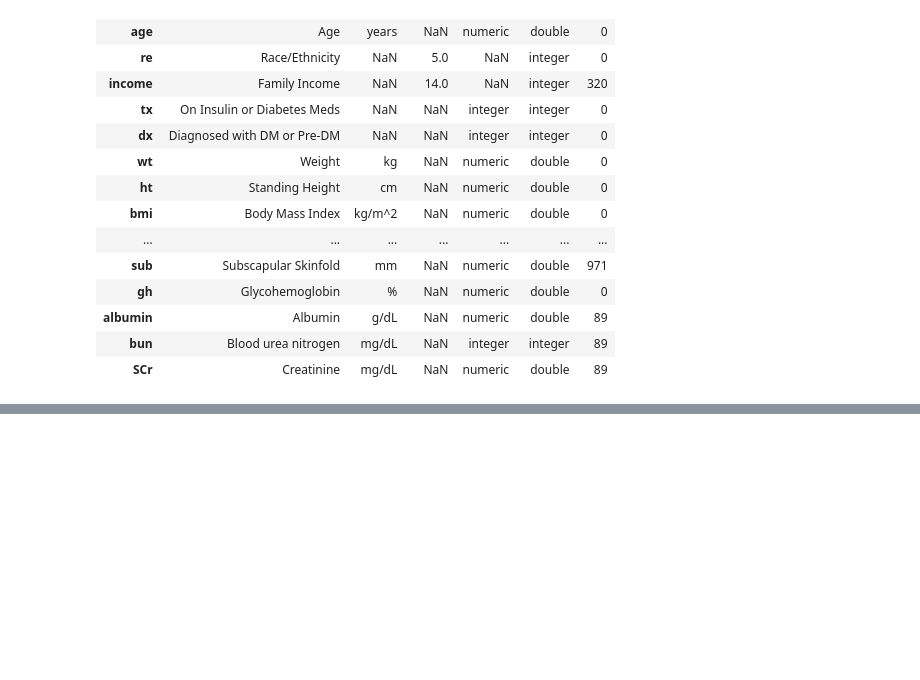
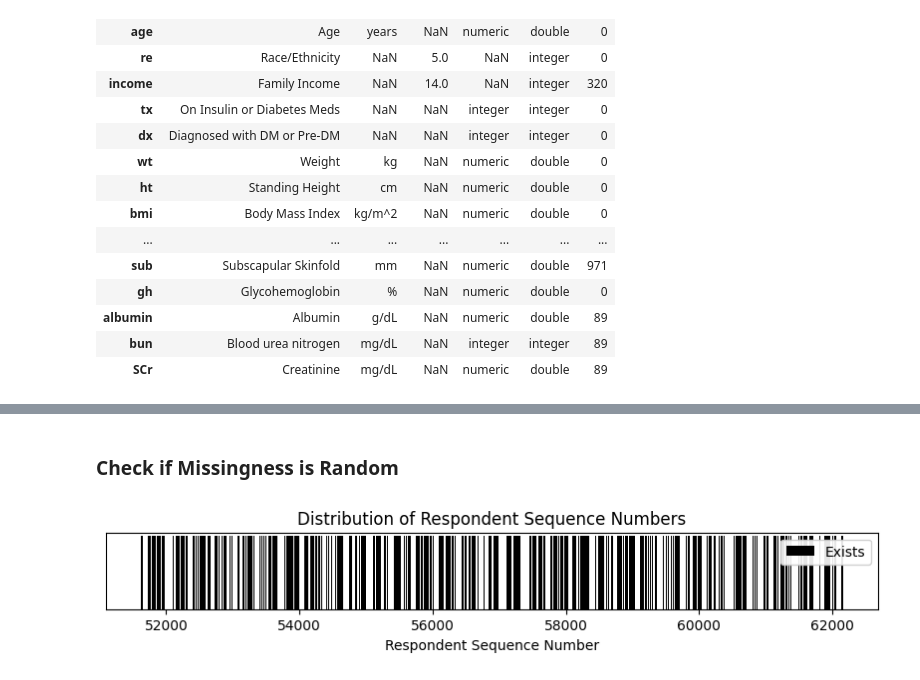
Before and after one commit to hl-n/diabetes-prediction-NHANES, a Jupyter notebook: notebooks/EDA.ipynb, the cells around one changed output, grey strips where cells are left out. Cells and saved outputs as stored; diff of their text form; code cells hidden in the pictures; blank space fills up the shorter version.

```diff
--- a/notebooks/EDA.ipynb
+++ b/notebooks/EDA.ipynb
@@ -76,0 +290,16 @@ True
+# %% [markdown]
+### Check if Missingness is Random
+# %%
+unique_identifier = config.get("unique_identifier")
+seqn_range = range(preprocessed_df.index.min(), preprocessed_df.index.max() + 1)
+plt.figure(figsize=(10, 1))
+plt.bar(seqn_range, color=["black" if number in preprocessed_df.index.values else "w" for number in seqn_range], height=1)
+plt.legend(["Exists"], loc="upper right", framealpha=0.9)
+plt.xlabel(unique_identifier.title())
+title = f'Distribution of {unique_identifier.title()}s'
+plt.title(title)
+plt.yticks([])  # Hide y-axis
+save_plot(folder_path, title)
+plt.show()
+# %% [output]
+[figure, added]
```
Also changed, not shown: parts of 68 cells of this notebook, 7 other files.
